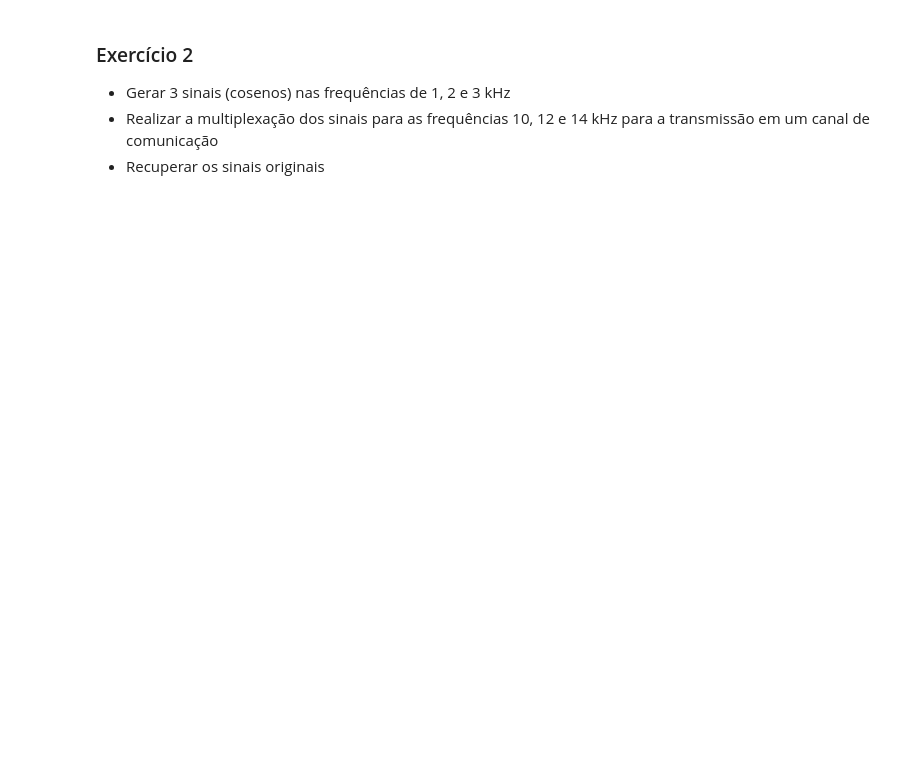
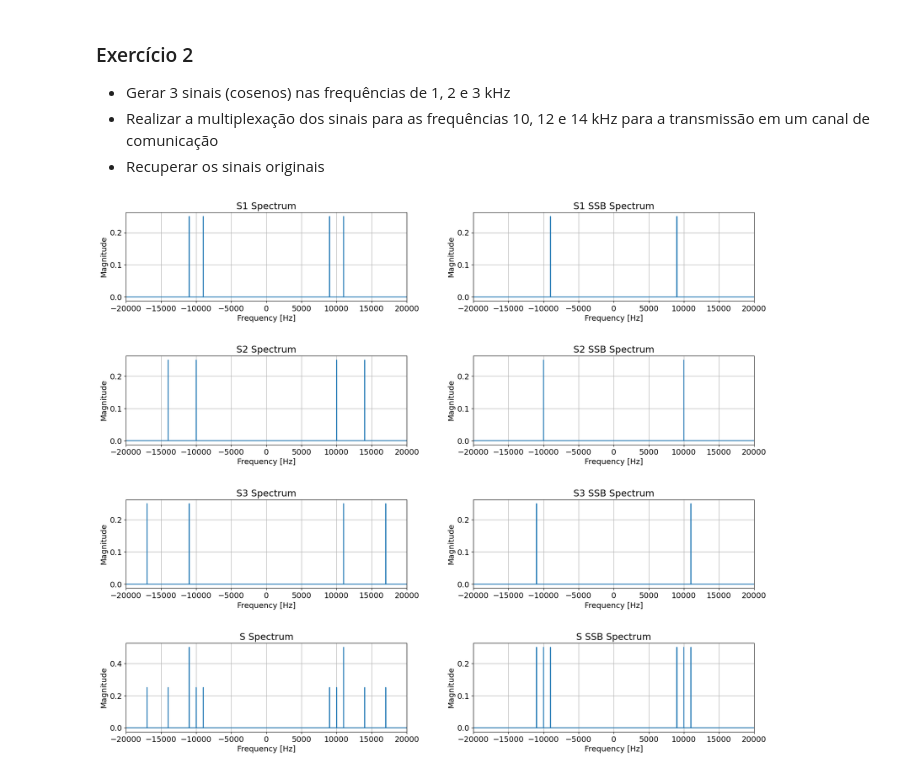
Before and after one commit to gabrielluizep/workbook-eng-telecom, a Jupyter notebook: com1/relatorio-2.ipynb, the cells around one changed output. Drawn from its saved outputs; the diff is of its cells as text; code cells hidden in the pictures; blank space fills up the shorter version.

```diff
--- a/com1/relatorio-2.ipynb
+++ b/com1/relatorio-2.ipynb
@@ -117,0 +291,55 @@ plt.show()
+# %%
+fig, axs = plt.subplots(4, 2, figsize=(18, 15))
+
+axs[0, 0].plot(f, np.abs(S1_f))
+axs[0, 0].set_title("S1 Spectrum")
+axs[0, 0].set_xlabel("Frequency [Hz]")
+axs[0, 0].set_ylabel("Magnitude")
+axs[0, 0].set_xlim(-20e3, 20e3)
+
+axs[0, 1].plot(f, np.abs(S1_ssb_f))
+axs[0, 1].set_title("S1 SSB Spectrum")
+axs[0, 1].set_xlabel("Frequency [Hz]")
+axs[0, 1].set_ylabel("Magnitude")
+axs[0, 1].set_xlim(-20e3, 20e3)
+
+axs[1, 0].plot(f, np.abs(S2_f))
+axs[1, 0].set_title("S2 Spectrum")
+axs[1, 0].set_xlabel("Frequency [Hz]")
+axs[1, 0].set_ylabel("Magnitude")
+axs[1, 0].set_xlim(-20e3, 20e3)
+
+axs[1, 1].plot(f, np.abs(S2_ssb_f))
+axs[1, 1].set_title("S2 SSB Spectrum")
+axs[1, 1].set_xlabel("Frequency [Hz]")
+axs[1, 1].set_ylabel("Magnitude")
+axs[1, 1].set_xlim(-20e3, 20e3)
+
+axs[2, 0].plot(f, np.abs(S3_f))
+axs[2, 0].set_title("S3 Spectrum")
+axs[2, 0].set_xlabel("Frequency [Hz]")
+axs[2, 0].set_ylabel("Magnitude")
+axs[2, 0].set_xlim(-20e3, 20e3)
+
+axs[2, 1].plot(f, np.abs(S3_ssb_f))
+axs[2, 1].set_title("S3 SSB Spectrum")
+axs[2, 1].set_xlabel("Frequency [Hz]")
+axs[2, 1].set_ylabel("Magnitude")
+axs[2, 1].set_xlim(-20e3, 20e3)
+
+axs[3, 0].plot(f, np.abs(S_f))
+axs[3, 0].set_title("S Spectrum")
+axs[3, 0].set_xlabel("Frequency [Hz]")
+axs[3, 0].set_ylabel("Magnitude")
+axs[3, 0].set_xlim(-20e3, 20e3)
+
+axs[3, 1].plot(f, np.abs(S_ssb_f))
+axs[3, 1].set_title("S SSB Spectrum")
+axs[3, 1].set_xlabel("Frequency [Hz]")
+axs[3, 1].set_ylabel("Magnitude")
+axs[3, 1].set_xlim(-20e3, 20e3)
+
+plt.tight_layout(pad=3)
+plt.show()
+# %% [output]
+[figure, added]
```
Also changed, not shown: parts of 8 cells of this notebook, 7 other files.
